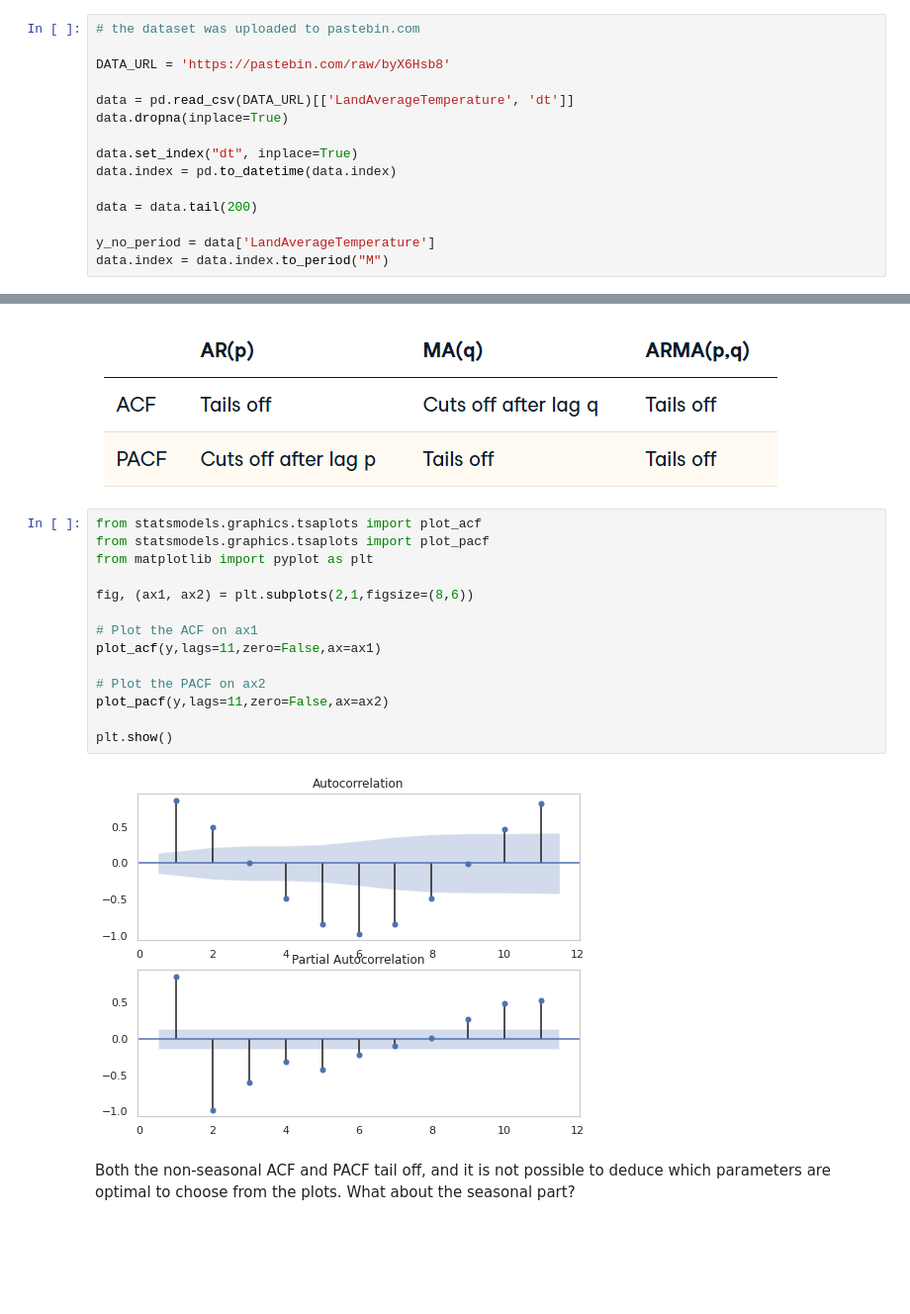
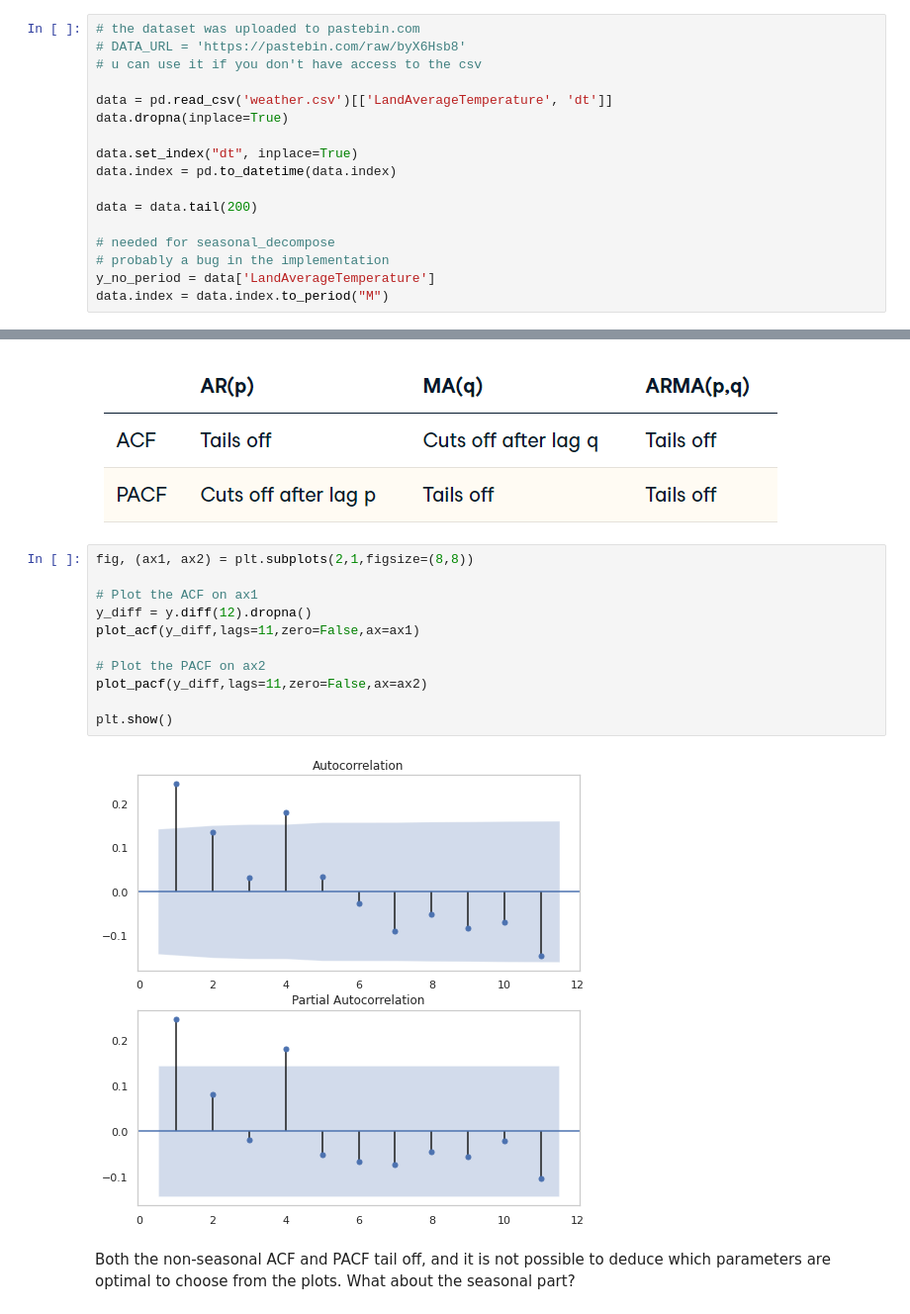
Before and after one commit to bdemeshev/tssp_tutorials_2020_21, a Jupyter notebook: sobakinskikh_pei_garyaeva/Tutorial.ipynb, the cells around one changed output, grey strips where cells are left out. Shown at 99% size. Drawn from its saved outputs; the diff is of its cells as text; blank space fills up the shorter version.

```diff
--- a/sobakinskikh_pei_garyaeva/Tutorial.ipynb
+++ b/sobakinskikh_pei_garyaeva/Tutorial.ipynb
@@ -25,9 +76,9 @@ First, we have to preprocess the data by removing nan values and extracting the
 # %%
 # the dataset was uploaded to pastebin.com
+# DATA_URL = 'https://pastebin.com/raw/byX6Hsb8'
+# u can use it if you don't have access to the csv
 
-DATA_URL = 'https://pastebin.com/raw/byX6Hsb8'
-
-data = pd.read_csv(DATA_URL)[['LandAverageTemperature', 'dt']]
+data = pd.read_csv('weather.csv')[['LandAverageTemperature', 'dt']]
 data.dropna(inplace=True)
 
 data.set_index("dt", inplace=True)
@@ -35,5 +86,7 @@ data.index = pd.to_datetime(data.index)
 
 data = data.tail(200)
 
+# needed for seasonal_decompose
+# probably a bug in the implementation
 y_no_period = data['LandAverageTemperature']
 data.index = data.index.to_period("M")
@@ -132,21 +229,18 @@ Next, we determine the rest of parameters via ACF and PACF plots with the follow
 # %% [markdown]
 ![Снимок экрана (935).png](embedded-picture-1)
 # %%
-from statsmodels.graphics.tsaplots import plot_acf
-from statsmodels.graphics.tsaplots import plot_pacf
-from matplotlib import pyplot as plt
-
-fig, (ax1, ax2) = plt.subplots(2,1,figsize=(8,6))
+fig, (ax1, ax2) = plt.subplots(2,1,figsize=(8,8))
 
 # Plot the ACF on ax1
-plot_acf(y,lags=11,zero=False,ax=ax1)
+y_diff = y.diff(12).dropna()
+plot_acf(y_diff,lags=11,zero=False,ax=ax1)
 
 # Plot the PACF on ax2
-plot_pacf(y,lags=11,zero=False,ax=ax2)
+plot_pacf(y_diff,lags=11,zero=False,ax=ax2)
 
 plt.show()
 # %% [output]
-[figure, old version]
+[figure, new version]
 # %% [markdown]
 Both the non-seasonal ACF and PACF tail off, and it is not possible to deduce which parameters are optimal to choose from the plots. What about the seasonal part?
 # %%
```
Also changed, not shown: parts of 86 cells of this notebook, 1 other file.
